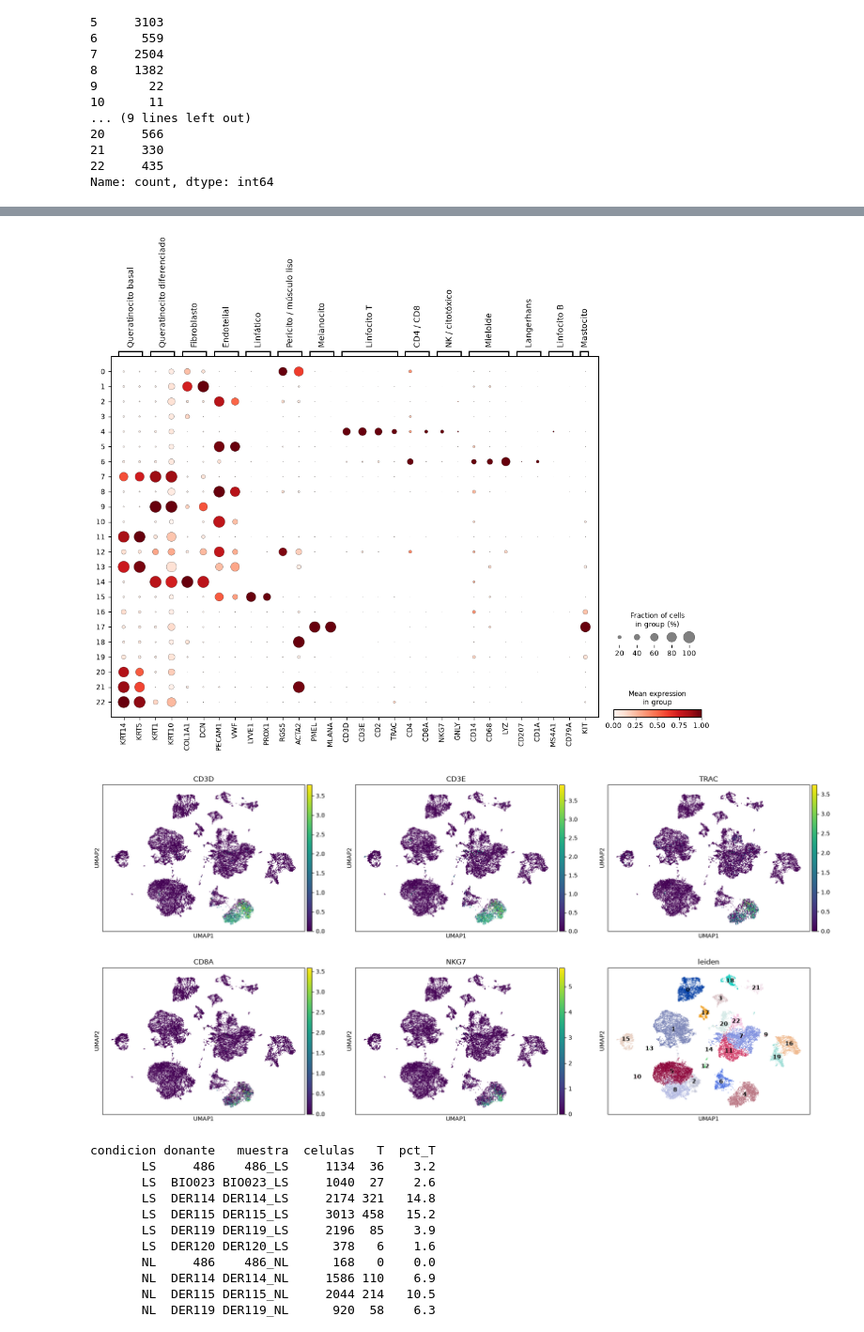
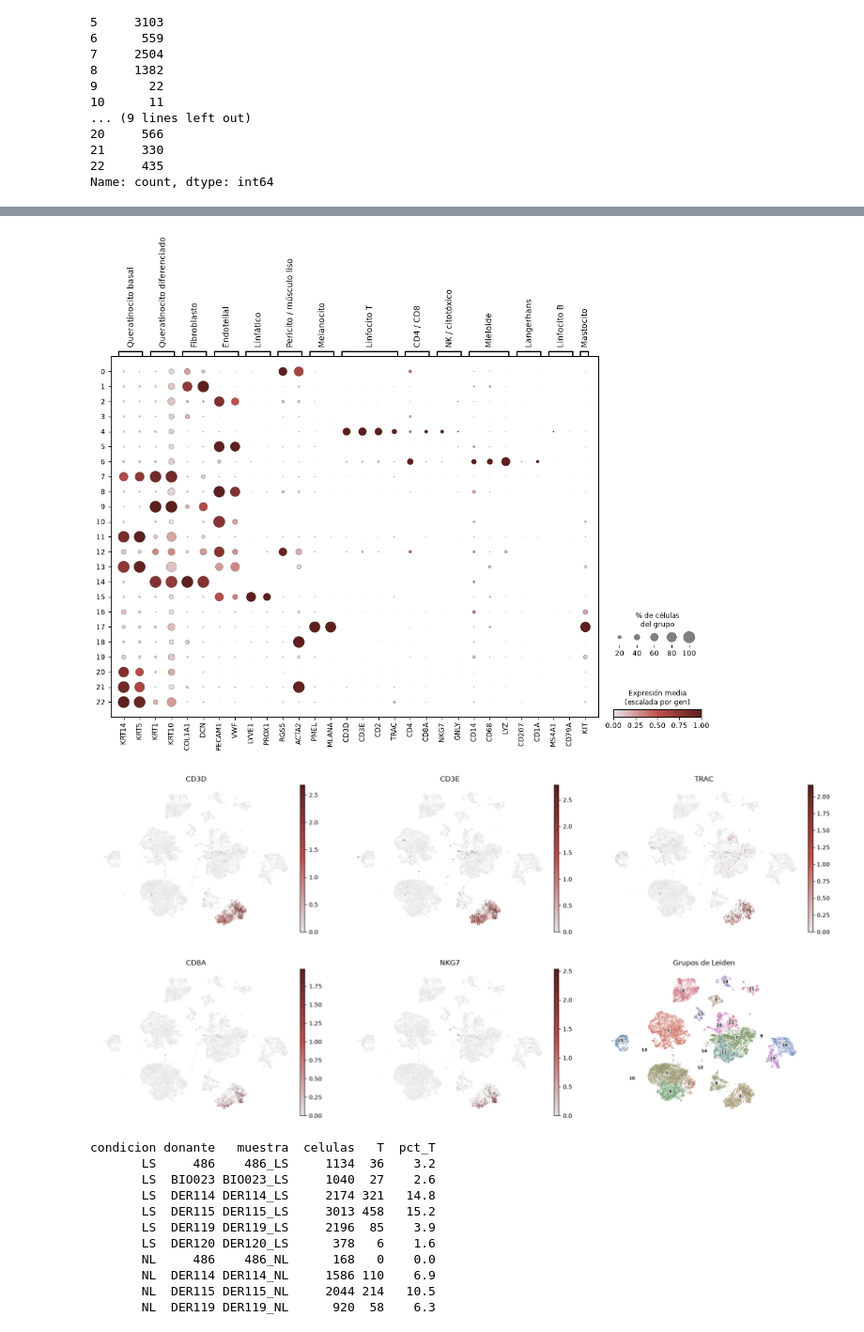
Before and after one commit to leomorgzzz/vitiligo-linfocitos-t, a Jupyter notebook: notebooks/03_tipos_celulares.ipynb, the cells around one changed output, grey strips where cells are left out. Shown at 94% size. Cells and saved outputs as stored; diff of their text form; code cells hidden in the pictures.

```diff
--- a/notebooks/03_tipos_celulares.ipynb
+++ b/notebooks/03_tipos_celulares.ipynb
@@ -111,16 +174,18 @@ marcadores = {
 }
 marcadores = {k: [g for g in v if g in adata.var_names] for k, v in marcadores.items()}
 
-sc.pl.dotplot(adata, marcadores, groupby="leiden", standard_scale="var", show=False)
-plt.savefig(DIR_FIGURAS / "dotplot_marcadores_clusters.png", dpi=150, bbox_inches="tight")
+sc.pl.dotplot(adata, marcadores, groupby="leiden", standard_scale="var", cmap=CMAP_EXPR, size_title="% de células\ndel grupo", colorbar_title="Expresión media\n(escalada por gen)",  show=False)
+plt.savefig(DIR_FIGURAS / "dotplot_marcadores_clusters.png", dpi=300, bbox_inches="tight")
 # %% [output]
-[figure, old version]
+[figure, new version]
 # %%
 sc.pl.umap(adata, color=["CD3D", "CD3E", "TRAC", "CD8A", "NKG7", "leiden"],
-           legend_loc="on data", ncols=3, show=False)
-plt.savefig(DIR_FIGURAS / "umap_marcadores_T.png", dpi=150, bbox_inches="tight")
+           cmap=CMAP_EXPR, vmax="p99", frameon=False, size=4, ncols=3,
+           title=["CD3D", "CD3E", "TRAC", "CD8A", "NKG7", "Grupos de Leiden"],
+           legend_loc="on data", legend_fontsize=7, legend_fontoutline=2, show=False)
+plt.savefig(DIR_FIGURAS / "umap_marcadores_T.png", dpi=300, bbox_inches="tight")
 # %% [output]
-[figure, old version]
+[figure, new version]
 # %%
 adata.obs["es_T"] = adata.obs["leiden"] == "4"
 
```
Also changed, not shown: parts of 7 cells of this notebook, 30 other files.
